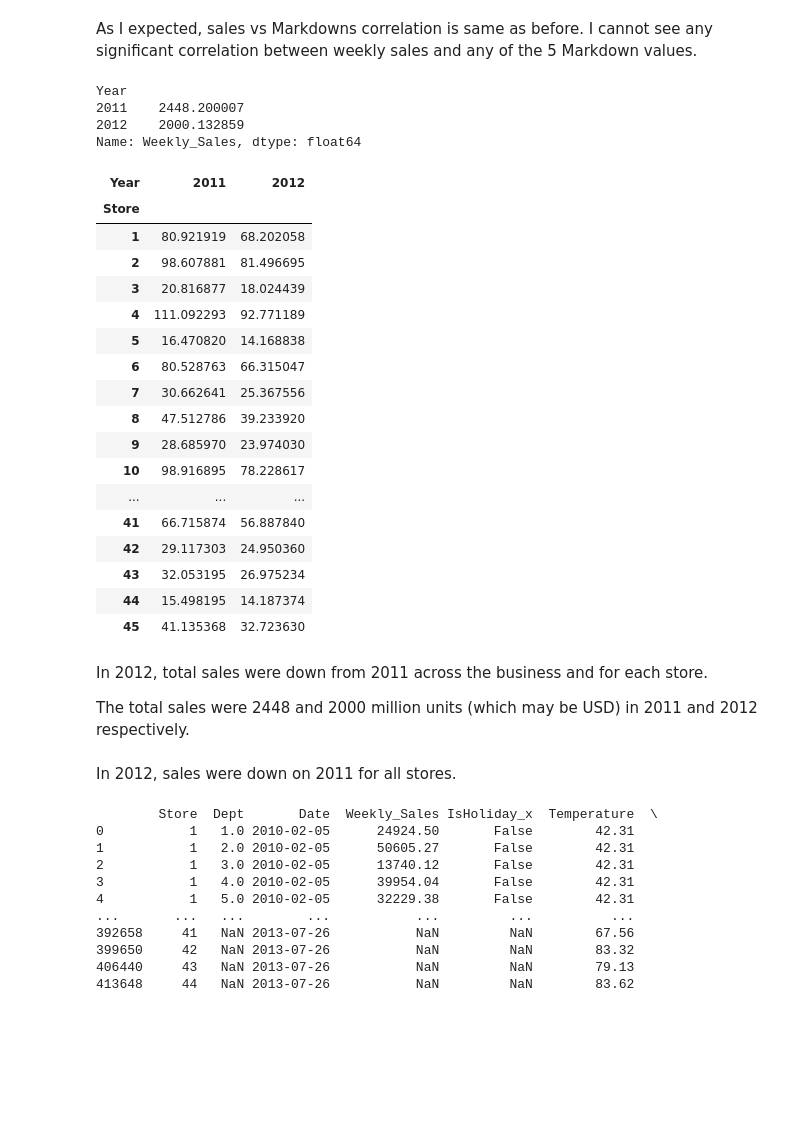
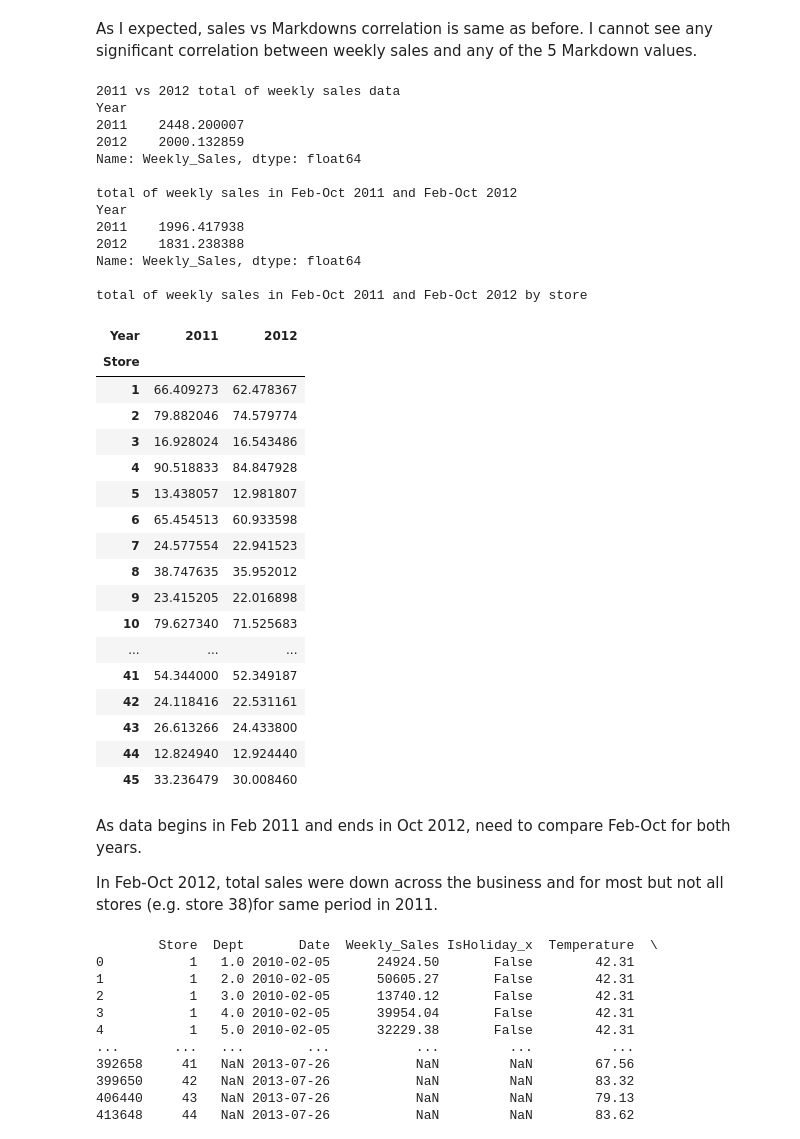
Before and after one commit to jeremystambaugh305/ifp-retailanalysis, a Jupyter notebook: jupyter_notebooks/ETL_2.ipynb, the cells around one changed output. Cells and saved outputs as stored; diff of their text form; code cells hidden in the pictures; blank space fills up the shorter version.

```diff
--- a/jupyter_notebooks/ETL_2.ipynb
+++ b/jupyter_notebooks/ETL_2.ipynb
@@ -563,43 +563,62 @@ MarkDown5      1.000000
 As I expected, sales vs Markdowns correlation is same as before.  I cannot see any significant correlation between weekly sales and any of the 5 Markdown values.
 # %%
 #2011 vs 2012 total and total store sales
+print ("2011 vs 2012 total of weekly sales data")
 print(df_salesfeaturesmerged
     [(df_salesfeaturesmerged['Year'] == 2011) | (df_salesfeaturesmerged['Year'] == 2012)]
     .groupby(['Year'])['Weekly_Sales'].sum()/1000000
 )
 print()
 
-(df_salesfeaturesmerged[(df_salesfeaturesmerged['Year'] == 2011) | (df_salesfeaturesmerged['Year'] == 2012)]
+print ("total of weekly sales in Feb-Oct 2011 and Feb-Oct 2012")
+print(df_salesfeaturesmerged
+    [((df_salesfeaturesmerged['Year'] == 2011) | (df_salesfeaturesmerged['Year'] == 2012))
+     & (df_salesfeaturesmerged['Monthno'] >= 2) & (df_salesfeaturesmerged['Monthno'] <= 11)]
+    .groupby(['Year'])['Weekly_Sales'].sum()/1000000
+)
+print()
+
+print ("total of weekly sales in Feb-Oct 2011 and Feb-Oct 2012 by store")
+(df_salesfeaturesmerged[
+    ((df_salesfeaturesmerged['Year'] == 2011) | (df_salesfeaturesmerged['Year'] == 2012))
+    & (df_salesfeaturesmerged['Monthno'] >= 2) & (df_salesfeaturesmerged['Monthno'] <= 11)]
     .groupby(['Store','Year',])['Weekly_Sales'].sum()/1000000).unstack()
 # %% [output]
+2011 vs 2012 total of weekly sales data
 Year
 2011    2448.200007
 2012    2000.132859
 Name: Weekly_Sales, dtype: float64
+
+total of weekly sales in Feb-Oct 2011 and Feb-Oct 2012
+Year
+2011    1996.417938
+2012    1831.238388
+Name: Weekly_Sales, dtype: float64
+
+total of weekly sales in Feb-Oct 2011 and Feb-Oct 2012 by store
 | Year | 2011 | 2012 |
 | Store |  |  |
-| 1 | 80.921919 | 68.202058 |
-| 2 | 98.607881 | 81.496695 |
-| 3 | 20.816877 | 18.024439 |
-| 4 | 111.092293 | 92.771189 |
-| 5 | 16.470820 | 14.168838 |
-| 6 | 80.528763 | 66.315047 |
-| 7 | 30.662641 | 25.367556 |
-| 8 | 47.512786 | 39.233920 |
-| 9 | 28.685970 | 23.974030 |
-| 10 | 98.916895 | 78.228617 |
+| 1 | 66.409273 | 62.478367 |
+| 2 | 79.882046 | 74.579774 |
+| 3 | 16.928024 | 16.543486 |
+| 4 | 90.518833 | 84.847928 |
+| 5 | 13.438057 | 12.981807 |
+| 6 | 65.454513 | 60.933598 |
+| 7 | 24.577554 | 22.941523 |
+| 8 | 38.747635 | 35.952012 |
+| 9 | 23.415205 | 22.016898 |
+| 10 | 79.627340 | 71.525683 |
 | ... | ... | ... |
-| 41 | 66.715874 | 56.887840 |
-| 42 | 29.117303 | 24.950360 |
-| 43 | 32.053195 | 26.975234 |
-| 44 | 15.498195 | 14.187374 |
-| 45 | 41.135368 | 32.723630 |
+| 41 | 54.344000 | 52.349187 |
+| 42 | 24.118416 | 22.531161 |
+| 43 | 26.613266 | 24.433800 |
+| 44 | 12.824940 | 12.924440 |
+| 45 | 33.236479 | 30.008460 |
-# %% [markdown]
-In 2012, total sales were down from 2011 across the business and for each store.
-
-The total sales were 2448 and 2000 million units (which may be USD) in 2011 and 2012 respectively.
-# %% [markdown]
-In 2012, sales were down on 2011 for all stores.
+# %% [markdown]
+As data begins in Feb 2011 and ends in Oct 2012, need to compare Feb-Oct for both years.
+
+In Feb-Oct 2012, total sales were down across the business and for most but not all stores (e.g. store 38)for same period in 2011.
 # %%
 #merge sales_features dataset with stores dataset outer join on Store
 
```
Also changed, not shown: parts of 1 cell of this notebook.
